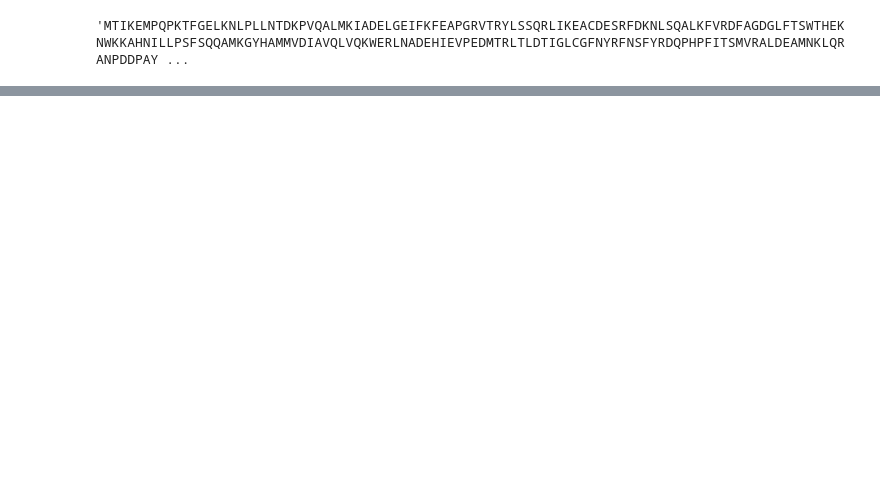
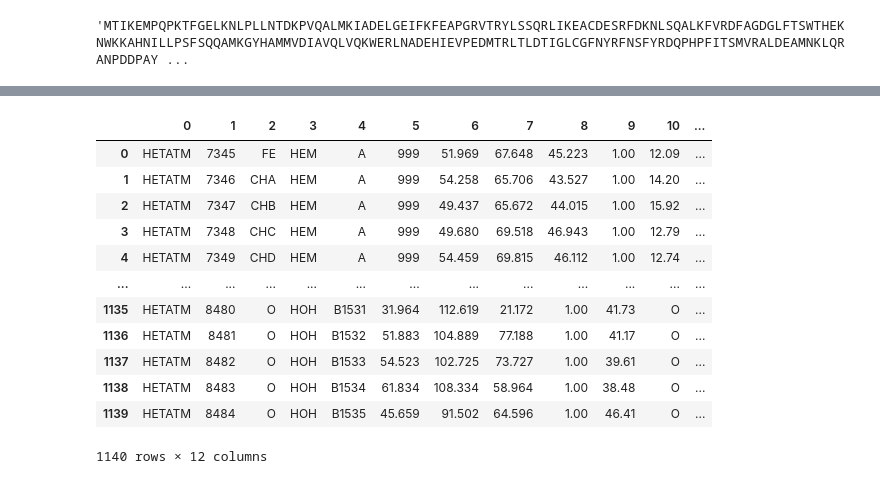
Before and after one commit to UoMMIB/Python-Club, a Jupyter notebook: Tutorials/BackToBasics.ipynb, the cells around one changed output, grey strips where cells are left out. Cells and saved outputs as stored; diff of their text form; code cells hidden in the pictures; blank space fills up the shorter version.

```diff
--- a/Tutorials/BackToBasics.ipynb
+++ b/Tutorials/BackToBasics.ipynb
@@ -561,0 +820,16 @@ print(we)
+# %%
+het_df
+# %% [output]
+|  | 0 | 1 | 2 | 3 | 4 | 5 | 6 | 7 | 8 | 9 | 10 | ... |
+| 0 | HETATM | 7345 | FE | HEM | A | 999 | 51.969 | 67.648 | 45.223 | 1.00 | 12.09 | ... |
+| 1 | HETATM | 7346 | CHA | HEM | A | 999 | 54.258 | 65.706 | 43.527 | 1.00 | 14.20 | ... |
+| 2 | HETATM | 7347 | CHB | HEM | A | 999 | 49.437 | 65.672 | 44.015 | 1.00 | 15.92 | ... |
+| 3 | HETATM | 7348 | CHC | HEM | A | 999 | 49.680 | 69.518 | 46.943 | 1.00 | 12.79 | ... |
+| 4 | HETATM | 7349 | CHD | HEM | A | 999 | 54.459 | 69.815 | 46.112 | 1.00 | 12.74 | ... |
+| ... | ... | ... | ... | ... | ... | ... | ... | ... | ... | ... | ... | ... |
+| 1135 | HETATM | 8480 | O | HOH | B1531 | 31.964 | 112.619 | 21.172 | 1.00 | 41.73 | O | ... |
+| 1136 | HETATM | 8481 | O | HOH | B1532 | 51.883 | 104.889 | 77.188 | 1.00 | 41.17 | O | ... |
+| 1137 | HETATM | 8482 | O | HOH | B1533 | 54.523 | 102.725 | 73.727 | 1.00 | 39.61 | O | ... |
+| 1138 | HETATM | 8483 | O | HOH | B1534 | 61.834 | 108.334 | 58.964 | 1.00 | 38.48 | O | ... |
+| 1139 | HETATM | 8484 | O | HOH | B1535 | 45.659 | 91.502 | 64.596 | 1.00 | 46.41 | O | ... |
+1140 rows × 12 columns
```
Also changed, not shown: parts of 20 cells of this notebook, 4 other files.
